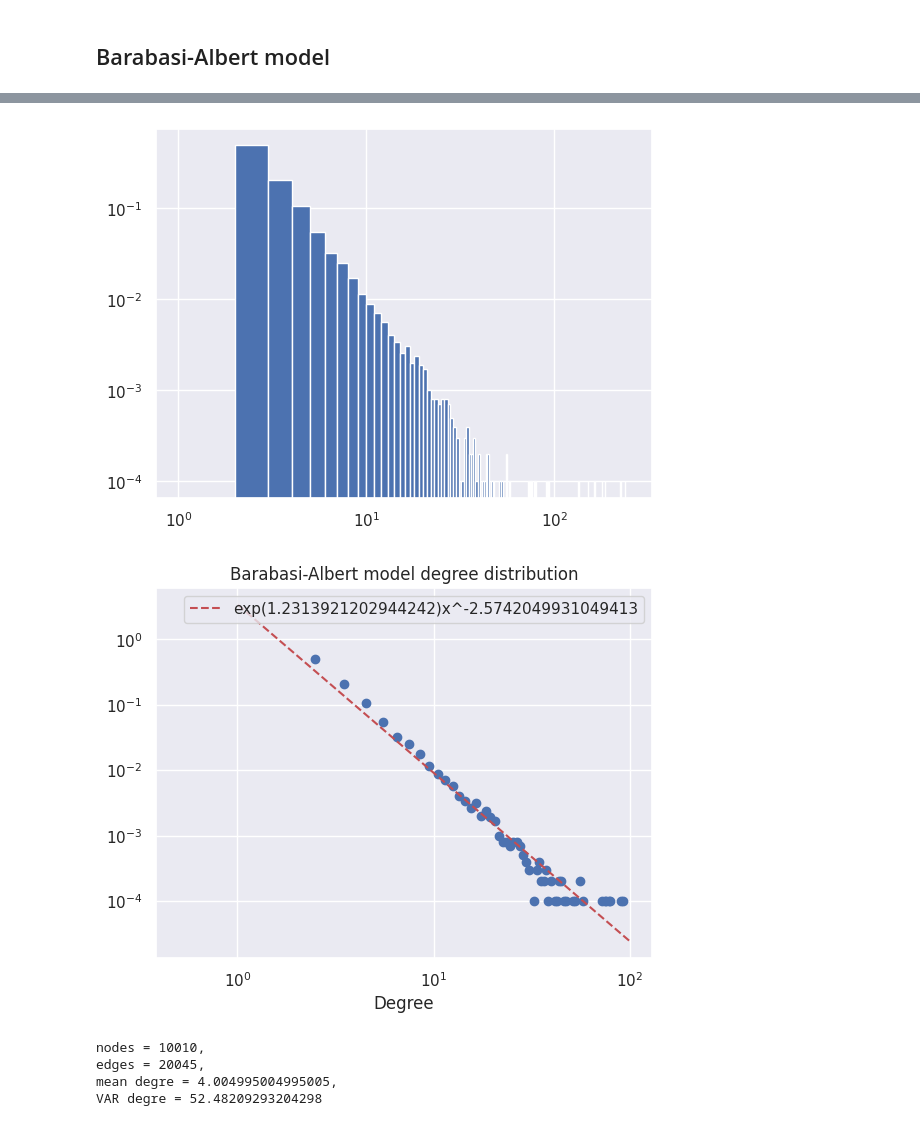
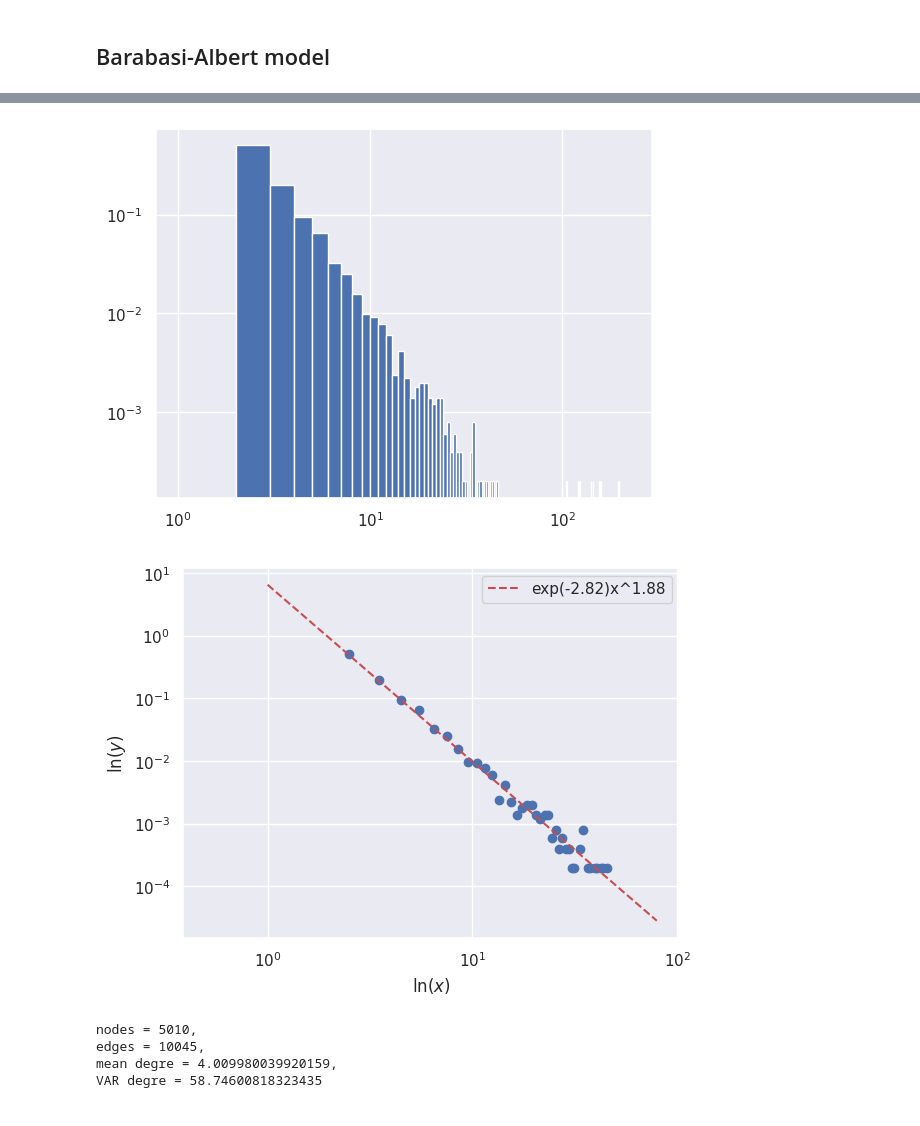
Before and after one commit to meluzyn100/DPOCN, a Jupyter notebook: labs/list3/list3_1.ipynb, the cells around one changed output, grey strips where cells are left out. Saved outputs shown, nothing was run; the diff lists cells and outputs as text; code cells hidden in the pictures.

```diff
--- a/labs/list3/list3_1.ipynb
+++ b/labs/list3/list3_1.ipynb
@@ -123,17 +149,15 @@ def density(k, K, p):
 # %%
-n = 4000
-p = 1
-K = 10
-g2 = Graph().Watts_Strogatz_model(n, K, 1)
+n = 2000
+p = 0.2
+K = 100
+g2 = Graph().Watts_Strogatz_model(n, K, p)
 
 
 degree_sequence = g2.degree_sequence()
 xs = np.arange(min(degree_sequence), max(degree_sequence),1)
-plt.plot(xs, binom(n-1,0.5).pmf(xs))
-plt.hist(degree_sequence, density= True, bins=range(max(degree_sequence)))
-xs = np.arange(min(degree_sequence), max(degree_sequence),1)
-plt.stem(xs+0.5, [density(k, K, p) for k in xs])
-plt.title("Watts-Strogatz model degree distribution")
-plt.xlabel("Degree")
+simulation = plt.hist(degree_sequence, density= True, bins=range(max(degree_sequence)))
+plt.scatter(xs, density(xs, K, p), c= "r", label = "teo $p_k$")
+plt.legend()
+
 plt.show()
 # %% [output]
@@ -224,7 +283,7 @@ class Graph(nx.Graph):
 # %%
 m0 = 10
 n = 2
-iterations  = 10000
+iterations  = 5000
 g3 = Graph().barabasi_albert_model(m0, n, iterations = iterations)
 
 
@@ -234,31 +293,31 @@ plt.yscale("log")
 plt.xscale("log")
 plt.show()
 # %% [output]
-[figure, old version]
+[figure, new version]
 # %%
 bins_mean = [0.5 * (bins[i] + bins[i+1]) for i in range(len(n))]
-tail = 100
+tail = 80
 bins_mean_tail = bins_mean[:tail]
 n_tail = n[:tail]
 
 plt.scatter(bins_mean_tail, n_tail)
 ln_bins_mean_tail = np.log(bins_mean_tail)
 ln_n_tail = np.log(n_tail)
 idx = np.isfinite(ln_bins_mean_tail) & np.isfinite( ln_n_tail )
 
 a,b = np.polyfit(ln_bins_mean_tail[idx], ln_n_tail[idx], 1)
-xs = np.linspace(0,max(bins_mean_tail),100)
+xs = np.linspace(1,max(bins_mean_tail),100)
 ys = np.exp(b)*xs**a
-plt.plot(xs, ys, "r--" , label = f"exp({b})x^{a}")
+plt.plot(xs, ys, "r--" , label = "exp(%.2f)x^%.2f"%(a,b))
 
 plt.xscale("log")
 plt.yscale("log")
 plt.legend()
-plt.title("Barabasi-Albert model degree distribution")
-plt.xlabel("Degree")
+plt.ylabel("$\\ln(y)$")
+plt.xlabel("$\\ln(x)$")
 plt.show()
 # %% [output]
-[figure, old version]
+[figure, new version]
 # %%
 print(f"""
 nodes = {len(g3.nodes)},
@@ -266,7 +325,7 @@ edges = {len(g3.edges)},
 mean degre = {np.mean(degree_sequence)},
 VAR degre = {np.var(degree_sequence)}""")
 # %% [output]
-nodes = 10010,
-edges = 20045,
-mean degre = 4.004995004995005,
-VAR degre = 52.48209293204298
+nodes = 5010,
+edges = 10045,
+mean degre = 4.009980039920159,
+VAR degre = 58.74600818323435
```
Also changed, not shown: parts of 11 cells of this notebook.
